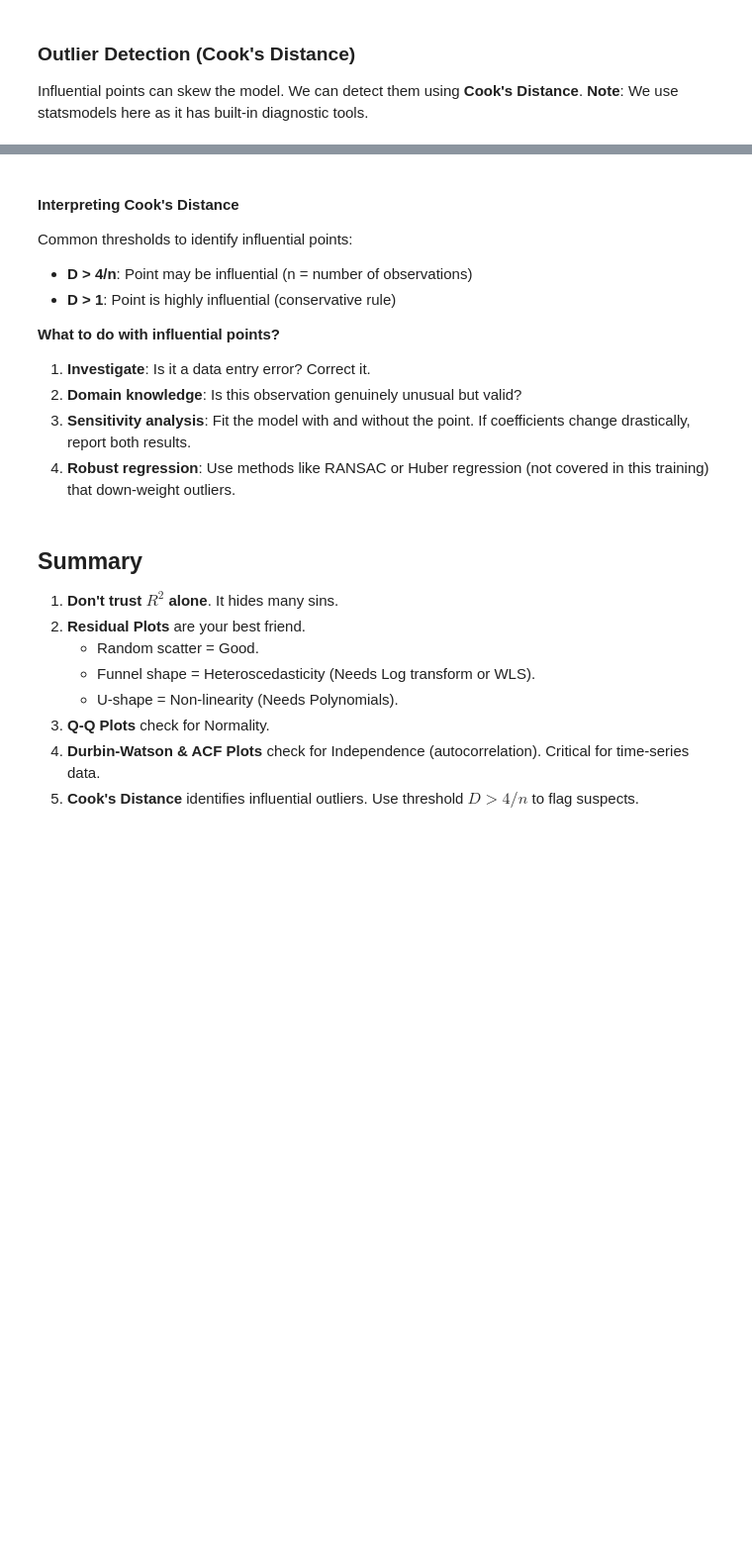
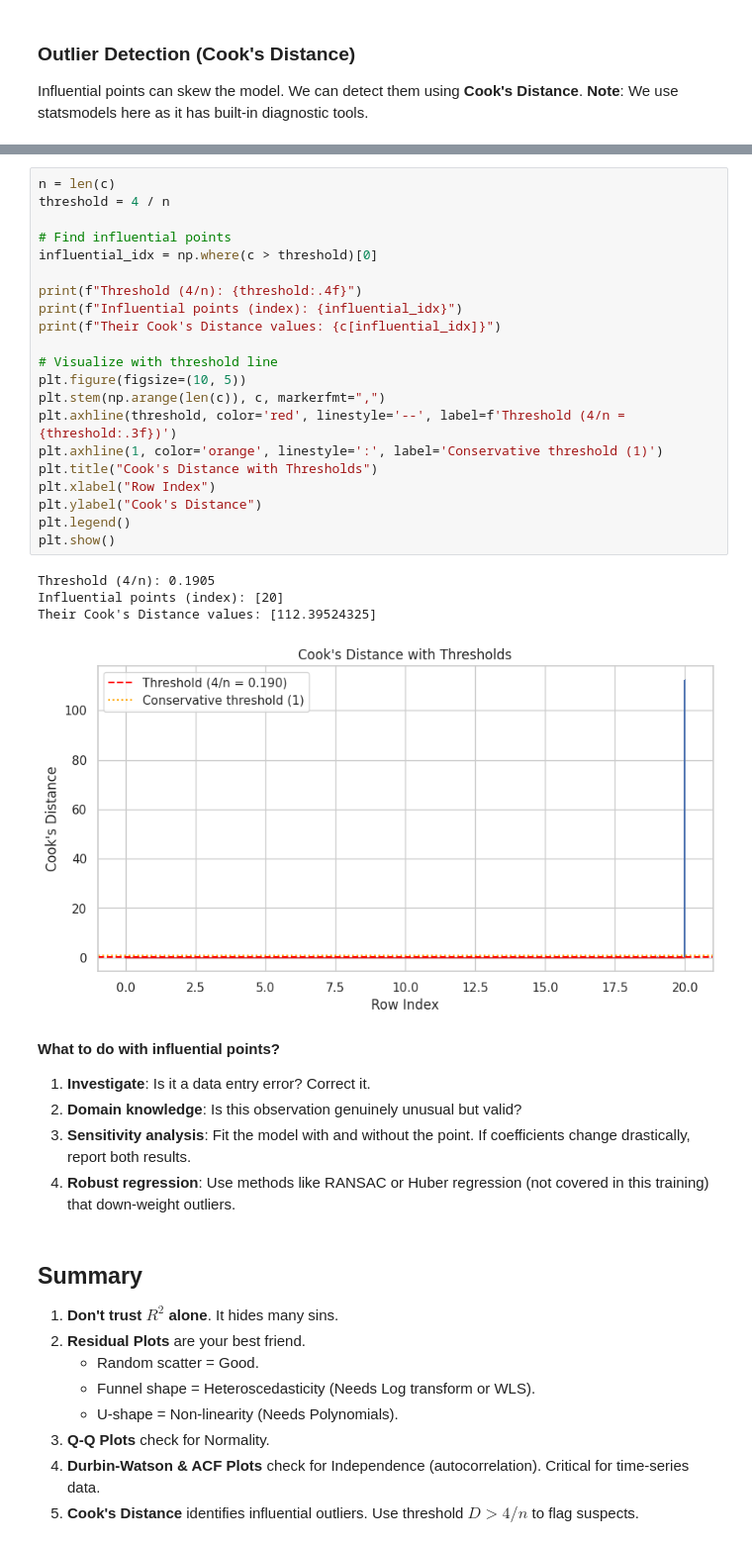
Before and after one commit to UG-Team-Data-Science/ml-workshop, a Jupyter notebook: src/S02 Supervised Learning - Regression and Evaluation/S02C02 Regression Diagnostics.ipynb, the cells around one changed output, grey strips where cells are left out. Shown at 99% size. Cells and saved outputs as stored; diff of their text form; blank space fills up the shorter version.

```diff
--- a/src/S02 Supervised Learning - Regression and Evaluation/S02C02 Regression Diagnostics.ipynb
+++ b/src/S02 Supervised Learning - Regression and Evaluation/S02C02 Regression Diagnostics.ipynb
@@ -192,11 +267,30 @@ Influential points can skew the model. We can detect them using **Cook's Distanc
+# %%
+n = len(c)
+threshold = 4 / n
+
+# Find influential points
+influential_idx = np.where(c > threshold)[0]
+
+print(f"Threshold (4/n): {threshold:.4f}")
+print(f"Influential points (index): {influential_idx}")
+print(f"Their Cook's Distance values: {c[influential_idx]}")
+
+# Visualize with threshold line
+plt.figure(figsize=(10, 5))
+plt.stem(np.arange(len(c)), c, markerfmt=",")
+plt.axhline(threshold, color='red', linestyle='--', label=f'Threshold (4/n = {threshold:.3f})')
+plt.axhline(1, color='orange', linestyle=':', label='Conservative threshold (1)')
+plt.title("Cook's Distance with Thresholds")
+plt.xlabel("Row Index")
+plt.ylabel("Cook's Distance")
+plt.legend()
+plt.show()
+# %% [output]
+Threshold (4/n): 0.1905
+Influential points (index): [20]
+Their Cook's Distance values: [112.39524325]
+[figure, added]
 # %% [markdown]
-#### Interpreting Cook's Distance
-
-Common thresholds to identify influential points:
-
--   **D > 4/n**: Point may be influential (n = number of observations)
--   **D > 1**: Point is highly influential (conservative rule)
-
 **What to do with influential points?**
 
 1.  **Investigate**: Is it a data entry error? Correct it.
```
Also changed, not shown: parts of 13 cells of this notebook, 8 other files.
